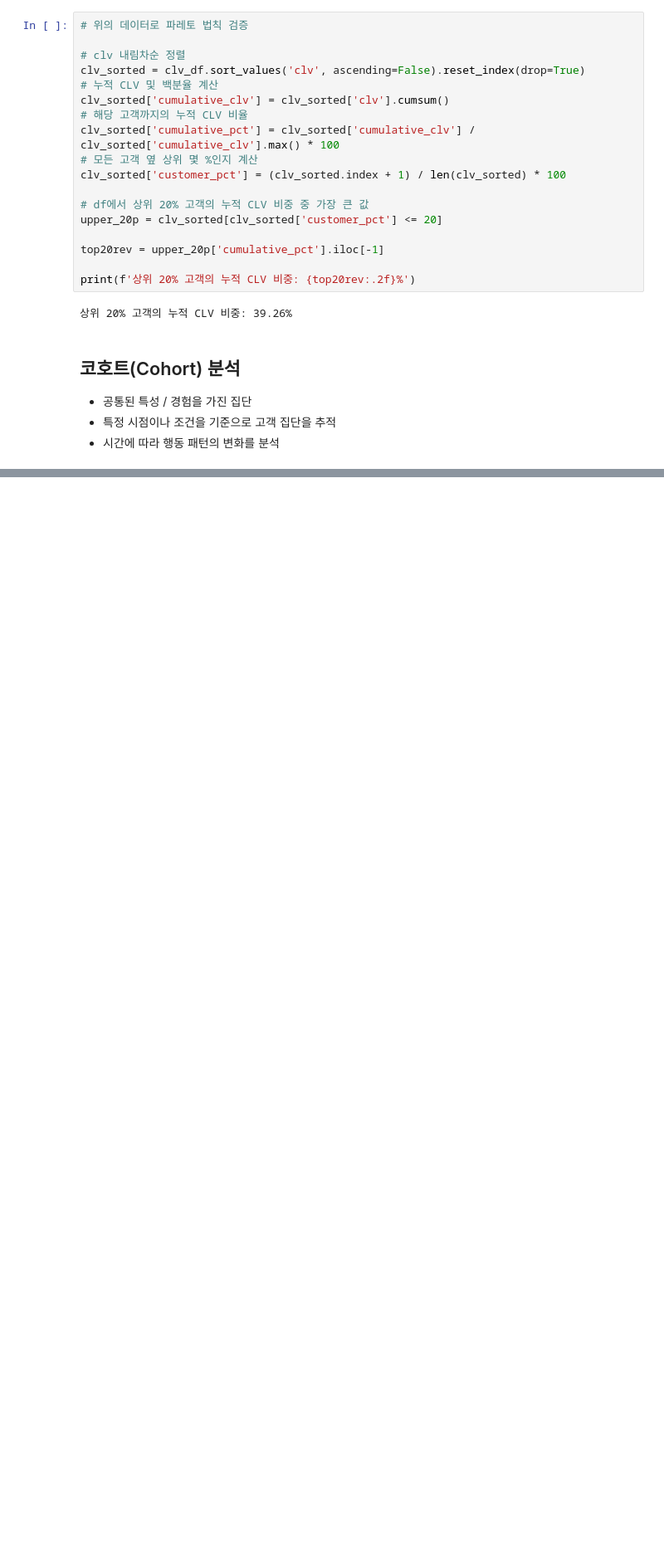
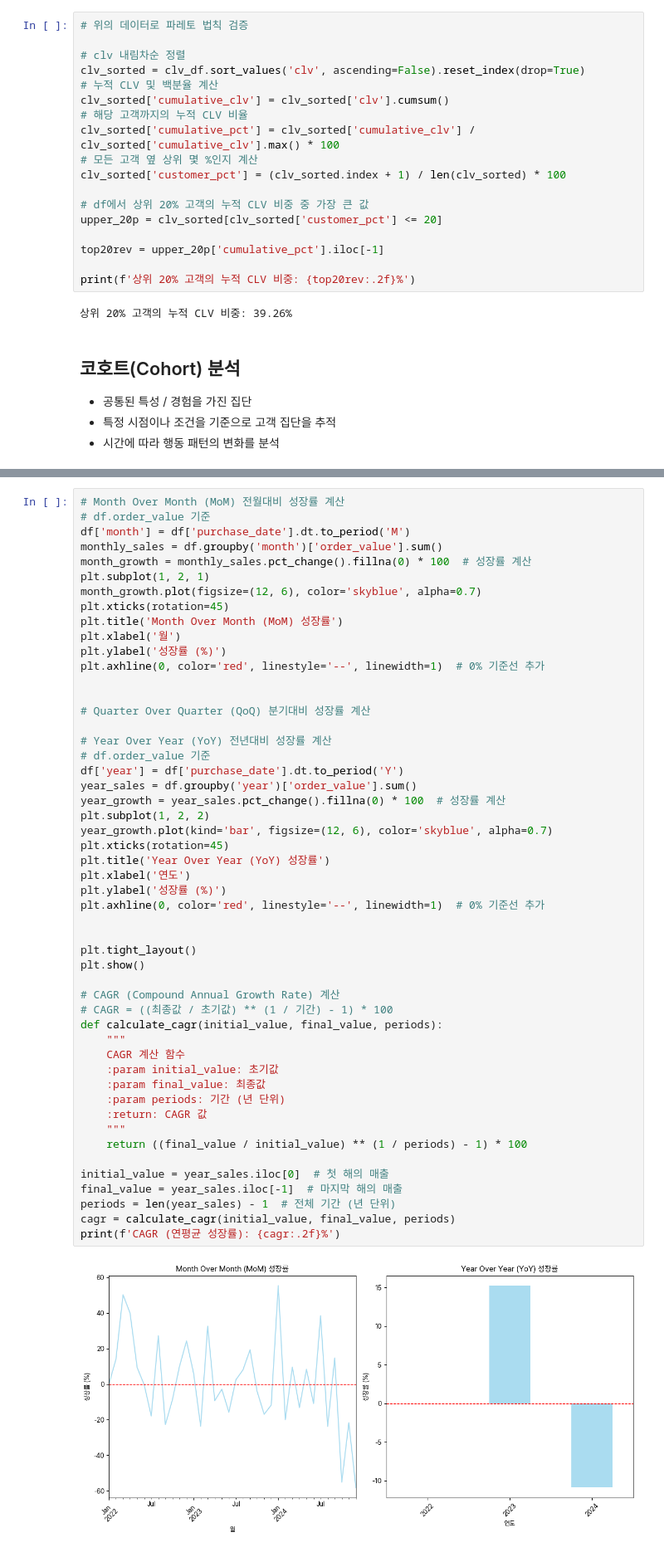
Before and after one commit to semistone97/TIL, a Jupyter notebook: data analysis/04_KPI.ipynb, the cells around one changed output, grey strips where cells are left out. Shown at 83% size. Saved outputs shown, nothing was run; the diff lists cells and outputs as text; blank space fills up the shorter version.

```diff
--- a/data analysis/04_KPI.ipynb
+++ b/data analysis/04_KPI.ipynb
@@ -478,3 +478,56 @@ print(f'6개월 후 고객 유지율: {cohort_6_month:.2f}%')
 1개월 후 고객 유지율: 100.00%
 3개월 후 고객 유지율: 40.48%
 6개월 후 고객 유지율: 9.55%
+# %%
+# Month Over Month (MoM) 전월대비 성장률 계산
+# df.order_value 기준
+df['month'] = df['purchase_date'].dt.to_period('M')
+monthly_sales = df.groupby('month')['order_value'].sum()
+month_growth = monthly_sales.pct_change().fillna(0) * 100  # 성장률 계산
+plt.subplot(1, 2, 1)
+month_growth.plot(figsize=(12, 6), color='skyblue', alpha=0.7)
+plt.xticks(rotation=45)
+plt.title('Month Over Month (MoM) 성장률')
+plt.xlabel('월')
+plt.ylabel('성장률 (%)')
+plt.axhline(0, color='red', linestyle='--', linewidth=1)  # 0% 기준선 추가
+
+
+# Quarter Over Quarter (QoQ) 분기대비 성장률 계산
+
+# Year Over Year (YoY) 전년대비 성장률 계산
+# df.order_value 기준
+df['year'] = df['purchase_date'].dt.to_period('Y')
+year_sales = df.groupby('year')['order_value'].sum()
+year_growth = year_sales.pct_change().fillna(0) * 100  # 성장률 계산
+plt.subplot(1, 2, 2)
+year_growth.plot(kind='bar', figsize=(12, 6), color='skyblue', alpha=0.7)
+plt.xticks(rotation=45)
+plt.title('Year Over Year (YoY) 성장률')
+plt.xlabel('연도')
+plt.ylabel('성장률 (%)')
+plt.axhline(0, color='red', linestyle='--', linewidth=1)  # 0% 기준선 추가
+
+
+plt.tight_layout()
+plt.show()
+
+# CAGR (Compound Annual Growth Rate) 계산
+# CAGR = ((최종값 / 초기값) ** (1 / 기간) - 1) * 100
+def calculate_cagr(initial_value, final_value, periods):
+    """
+    CAGR 계산 함수
+    :param initial_value: 초기값
+    :param final_value: 최종값
+    :param periods: 기간 (년 단위)
+    :return: CAGR 값
+    """
+    return ((final_value / initial_value) ** (1 / periods) - 1) * 100
+
+initial_value = year_sales.iloc[0]  # 첫 해의 매출
+final_value = year_sales.iloc[-1]  # 마지막 해의 매출
+periods = len(year_sales) - 1  # 전체 기간 (년 단위)
+cagr = calculate_cagr(initial_value, final_value, periods)
+print(f'CAGR (연평균 성장률): {cagr:.2f}%')
+# %% [output]
+[figure, added]
```
Also changed, not shown: parts of 7 cells of this notebook, 2 other files.
